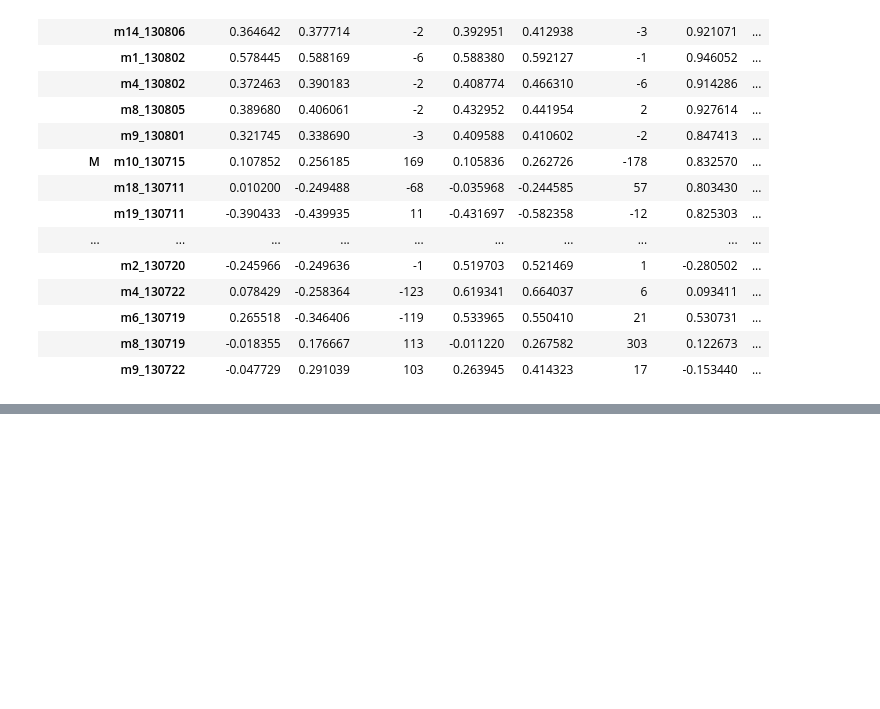
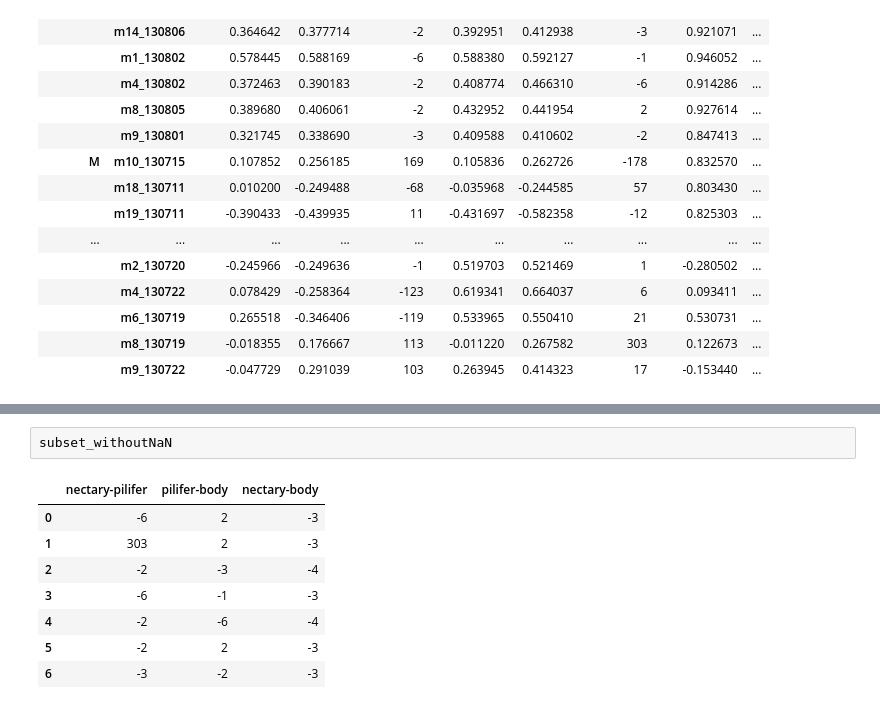
Before and after one commit to TanviDeora/PiliferBehavior, a Jupyter notebook: 06b_PlotCrossCorelationAcrossMoths.ipynb, the cells around one changed output, grey strips where cells are left out. Saved outputs shown, nothing was run; the diff lists cells and outputs as text; blank space fills up the shorter version.

```diff
--- a/06b_PlotCrossCorelationAcrossMoths.ipynb
+++ b/06b_PlotCrossCorelationAcrossMoths.ipynb
@@ -98,0 +117,11 @@ for condition, subset in df_delT.groupby('condition'):
+# %%
+subset_withoutNaN
+# %% [output]
+|  | nectary-pilifer | pilifer-body | nectary-body |
+| 0 | -6 | 2 | -3 |
+| 1 | 303 | 2 | -3 |
+| 2 | -2 | -3 | -4 |
+| 3 | -6 | -1 | -3 |
+| 4 | -2 | -6 | -4 |
+| 5 | -2 | 2 | -3 |
+| 6 | -3 | -2 | -3 |
```
Also changed, not shown: parts of 5 cells of this notebook, 5 other files.
